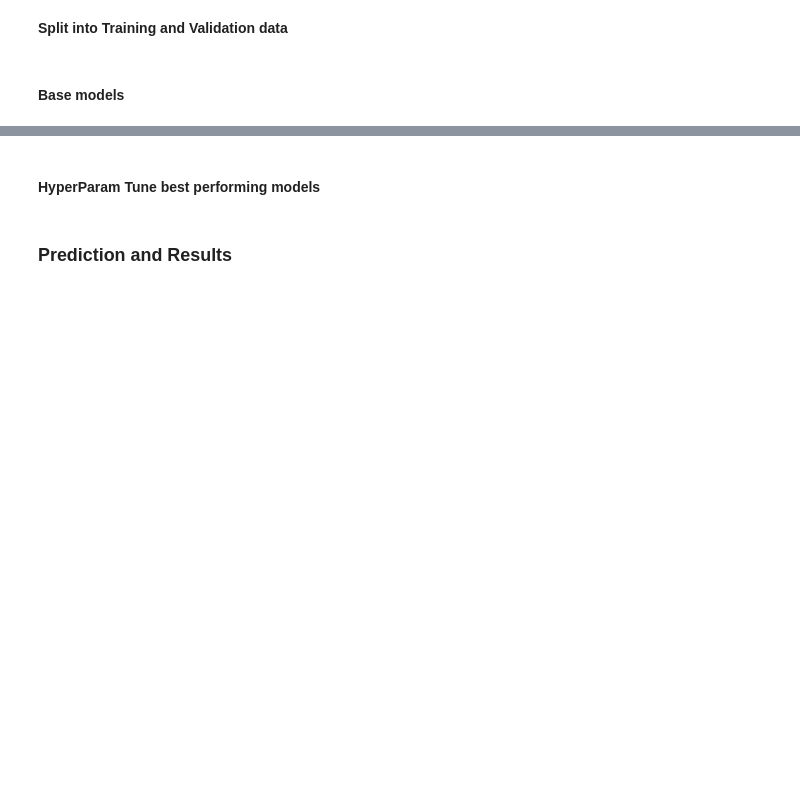
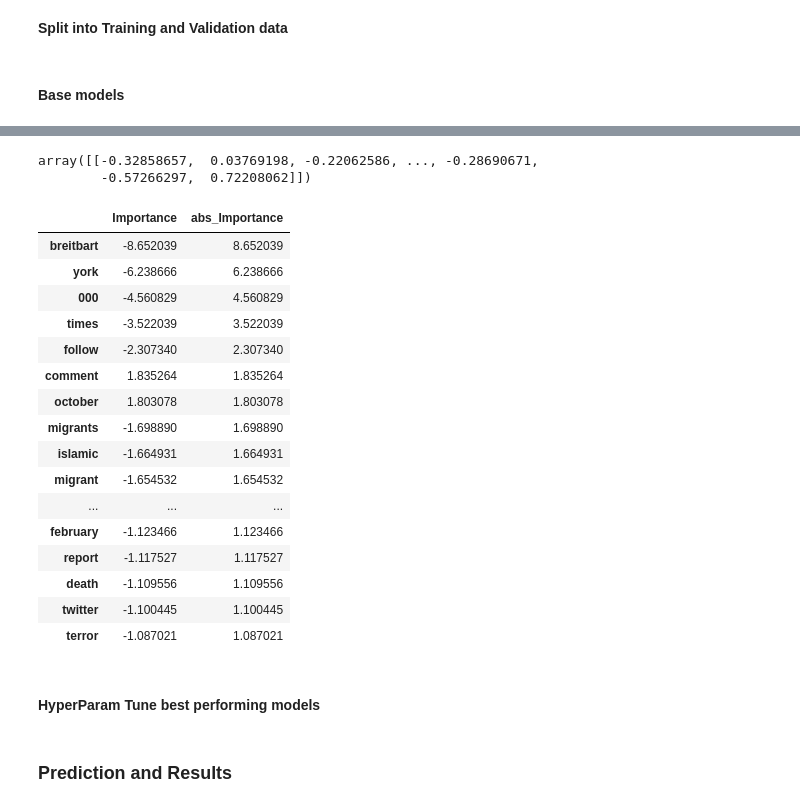
Before and after one commit to utkarshsaboo45/Fake-News, a Jupyter notebook: notebooks/model.ipynb, the cells around one changed output, grey strips where cells are left out. Drawn from its saved outputs; the diff is of its cells as text; code cells hidden in the pictures; blank space fills up the shorter version.

Commit message:
Do Changes to Model and add Feature Importances

```diff
--- a/notebooks/model.ipynb
+++ b/notebooks/model.ipynb
@@ -510,11 +566,11 @@ pipe_catboost = make_pipeline(preprocessor, CatBoostClassifier(verbose=1))
 # %%
-models={
-    "Logistic Regression": pipe_lr
-#     "Decision Tree": pipe_dt,
-#     "NB": pipe_nb,
-#     "SVC": pipe_svc,
-#     "Random Forest": pipe_rf,
-#     "Cat boost": pipe_catboost
+models = {
+    "Logistic Regression": pipe_lr,
+    #"Decision Tree": pipe_dt,
+    "NB": pipe_nb,
+    #"SVC": pipe_svc,
+    "Random Forest": pipe_rf,
+    "Cat boost": pipe_catboost
 }
 # %%
 def mean_std_cross_val_scores(model, X_train, y_train, **kwargs):
@@ -547,7 +603,11 @@ def mean_std_cross_val_scores(model, X_train, y_train, **kwargs):
     return pd.Series(data=out_col, index=mean_scores.index)
 # %%
 results = {}
+
 for name, value in models.items():
-    results[name] = mean_std_cross_val_scores(value, X_train_small, y_train_small, cv=10, return_train_score=True)
-
-pd.DataFrame(results)
+    print(f"Start {name}!")
+    results[name] = mean_std_cross_val_scores(
+        value, X_train, y_train, cv=10, return_train_score=True
+    )
+    print(f"Done {name}!")
+    display(pd.DataFrame(results))
@@ -553,0 +643,2 @@ pd.DataFrame(results)
+# %%
+pipe_lr.fit(X_train, y_train)
@@ -554,3 +663,35 @@ pd.DataFrame(results)
+# %%
+pipe_lr.named_steps["logisticregression"].coef_
+# %% [output]
+array([[-0.32858657,  0.03769198, -0.22062586, ..., -0.28690671,
+        -0.57266297,  0.72208062]])
+# %%
+data = {
+    "Importance": pipe_lr.named_steps["logisticregression"].coef_.flatten(),
+    "abs_Importance": np.abs(pipe_lr.named_steps["logisticregression"].coef_.flatten())
+}
+
+pd.DataFrame(data=data, index=new_cols).sort_values(
+    by="abs_Importance", ascending=False
+)[:30]
+# %% [output]
+|  | Importance | abs_Importance |
+| breitbart | -8.652039 | 8.652039 |
+| york | -6.238666 | 6.238666 |
+| 000 | -4.560829 | 4.560829 |
+| times | -3.522039 | 3.522039 |
+| follow | -2.307340 | 2.307340 |
+| comment | 1.835264 | 1.835264 |
+| october | 1.803078 | 1.803078 |
+| migrants | -1.698890 | 1.698890 |
+| islamic | -1.664931 | 1.664931 |
+| migrant | -1.654532 | 1.654532 |
+| ... | ... | ... |
+| february | -1.123466 | 1.123466 |
+| report | -1.117527 | 1.117527 |
+| death | -1.109556 | 1.109556 |
+| twitter | -1.100445 | 1.100445 |
+| terror | -1.087021 | 1.087021 |
 # %% [markdown]
 #### HyperParam Tune best performing models
 # %% [markdown]
```
Also changed, not shown: parts of 10 cells of this notebook.
